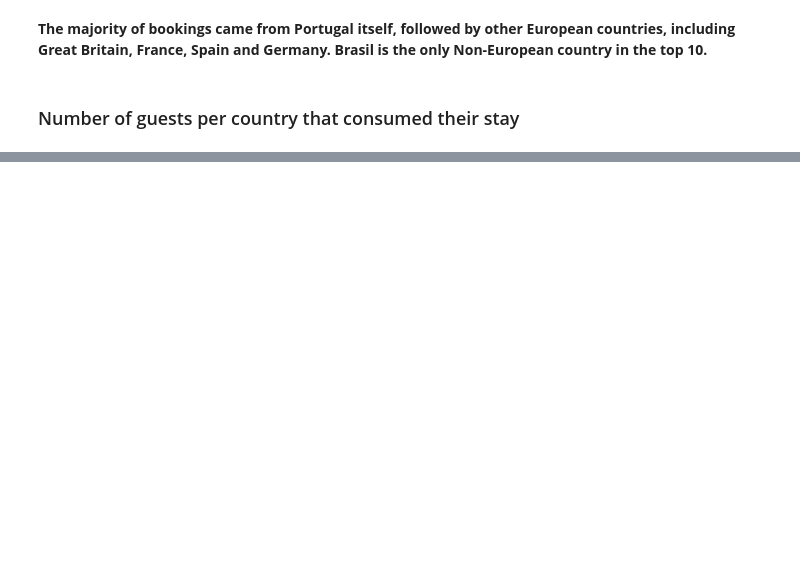
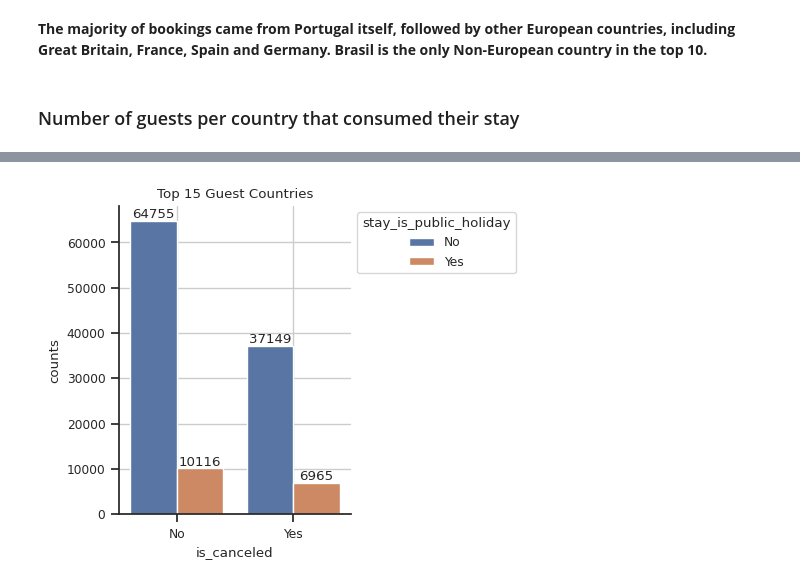
Before and after one commit to andreas-paul/hotel-demand-analysis, a Jupyter notebook: analysis.ipynb, the cells around one changed output, grey strips where cells are left out. Cells and saved outputs as stored; diff of their text form; code cells hidden in the pictures; blank space fills up the shorter version.

```diff
--- a/analysis.ipynb
+++ b/analysis.ipynb
@@ -323,0 +350,11 @@ month vs adr
+# %%
+fig, ax = plt.subplots(figsize=(3,4))
+sns.barplot(x='is_canceled', y='counts', hue='stay_is_public_holiday', data=cancellation_vs_holiday)
+sns.despine(left=False, bottom=False)
+ax.set_title("Top 15 Guest Countries")
+ax.grid()
+for container in ax.containers:
+    ax.bar_label(container)
+sns.move_legend(ax, "upper left", bbox_to_anchor=(1, 1))
+# %% [output]
+[figure, added]
```
Also changed, not shown: parts of 18 cells of this notebook.
